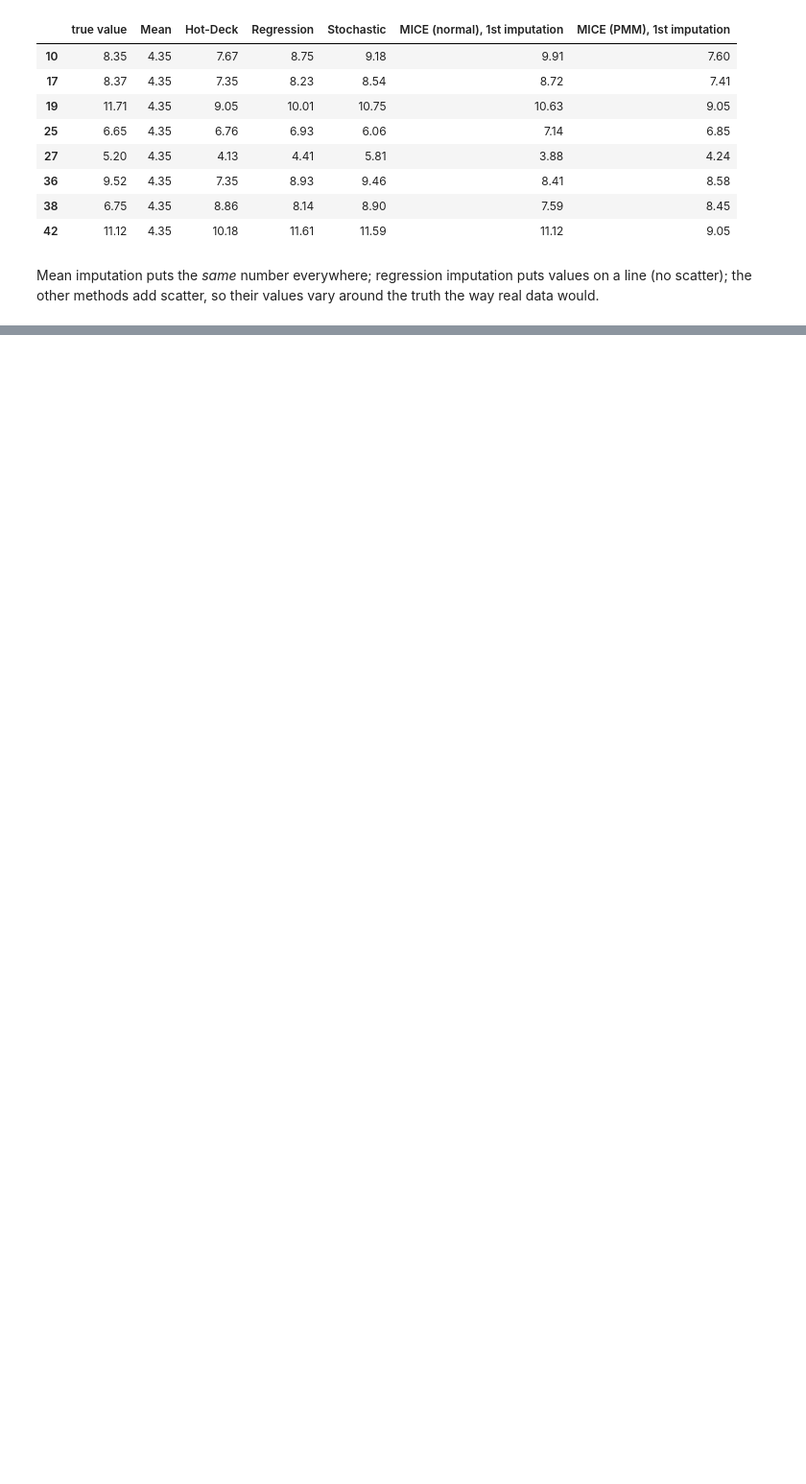
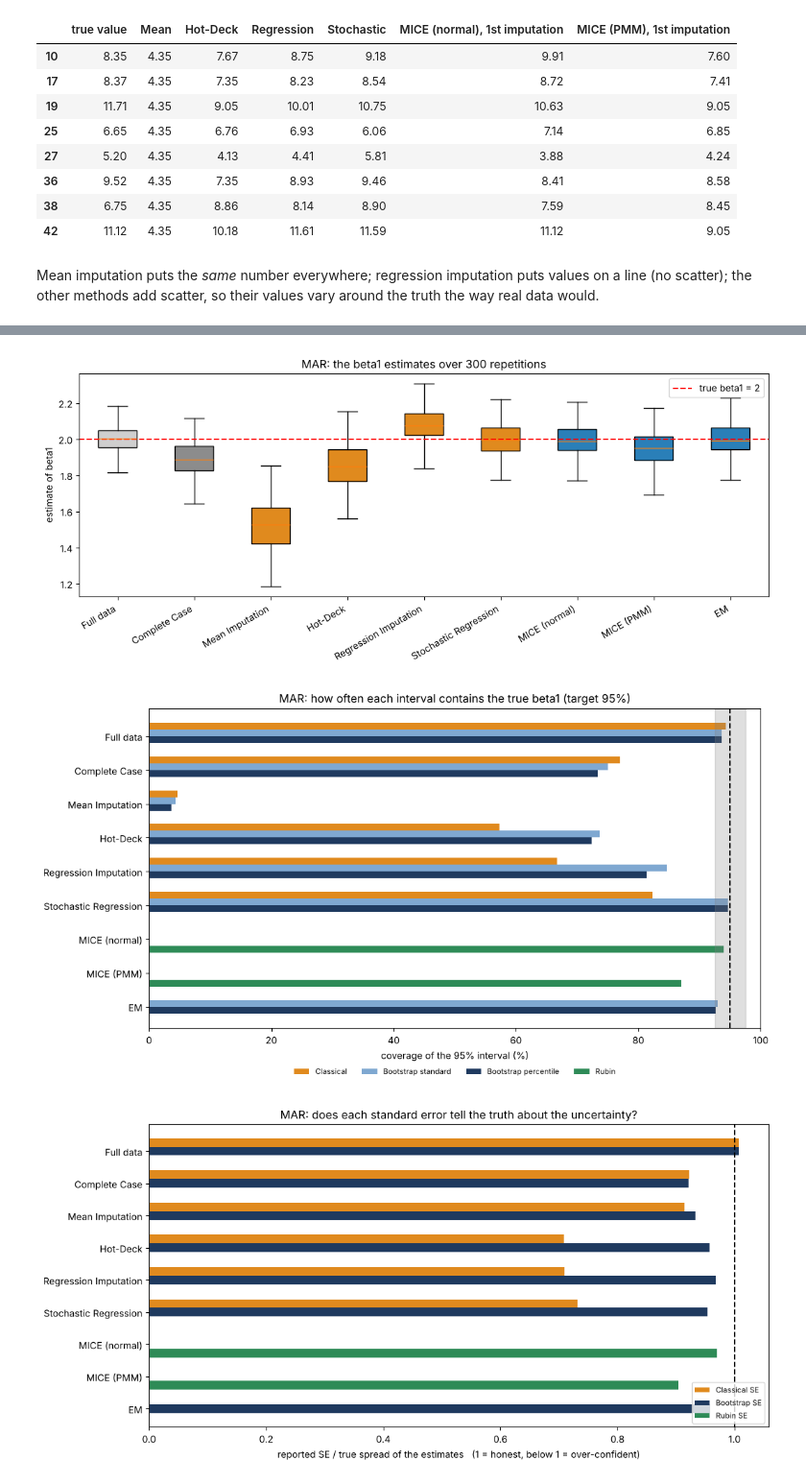
Before and after one commit to swachchhogun/missing-data-stat-inference, a Jupyter notebook: notebook/missing_data_simulation.ipynb, the cells around one changed output, grey strips where cells are left out. Shown at 96% size. Saved outputs shown, nothing was run; the diff lists cells and outputs as text; code cells hidden in the pictures; blank space fills up the shorter version.

```diff
--- a/notebook/missing_data_simulation.ipynb
+++ b/notebook/missing_data_simulation.ipynb
@@ -2114,0 +1855,9 @@ And in every case:
+# %%
+# ===== Step 8j — MAR: figures =====
+plot_estimates("MAR")
+plot_coverage("MAR")
+plot_honesty("MAR")
+# %% [output]
+[figure, added]
+[figure, added]
+[figure, added]
```
Also changed, not shown: parts of 153 cells of this notebook, 31 other files.
